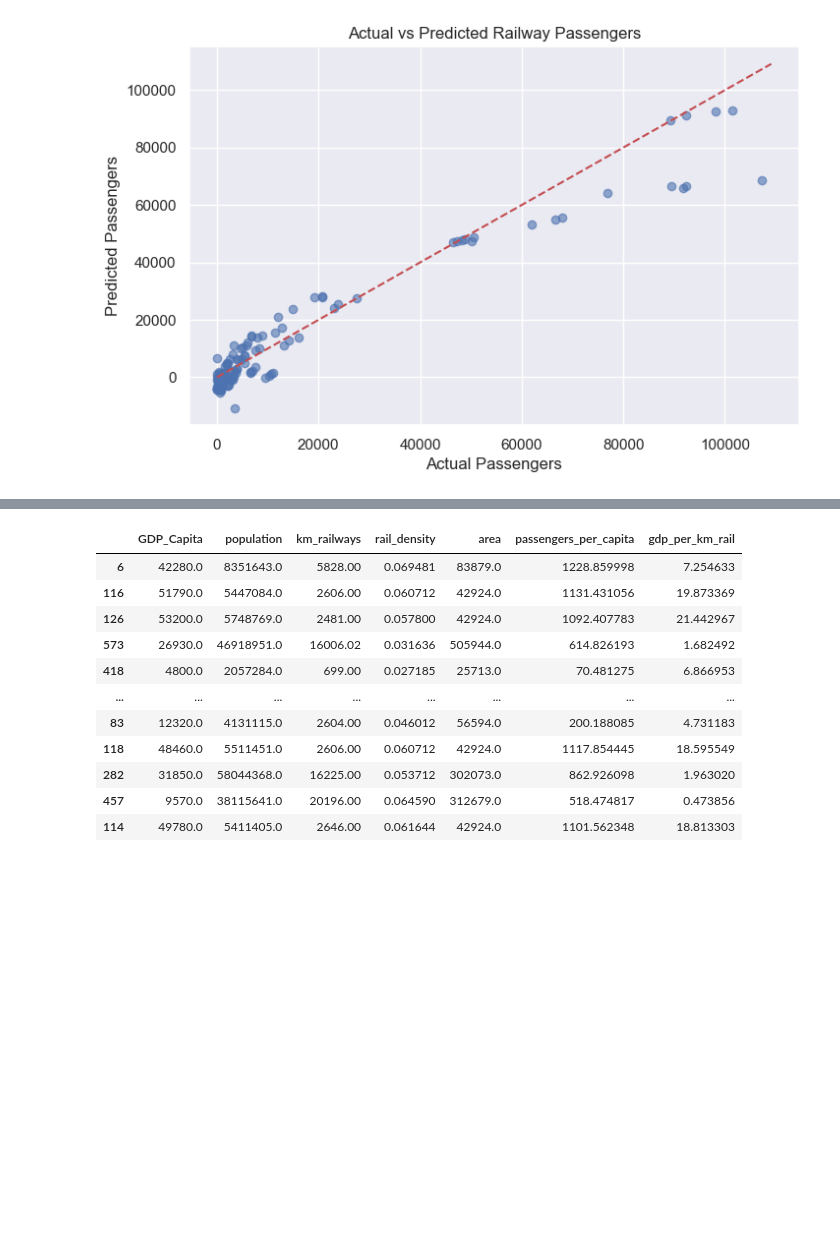
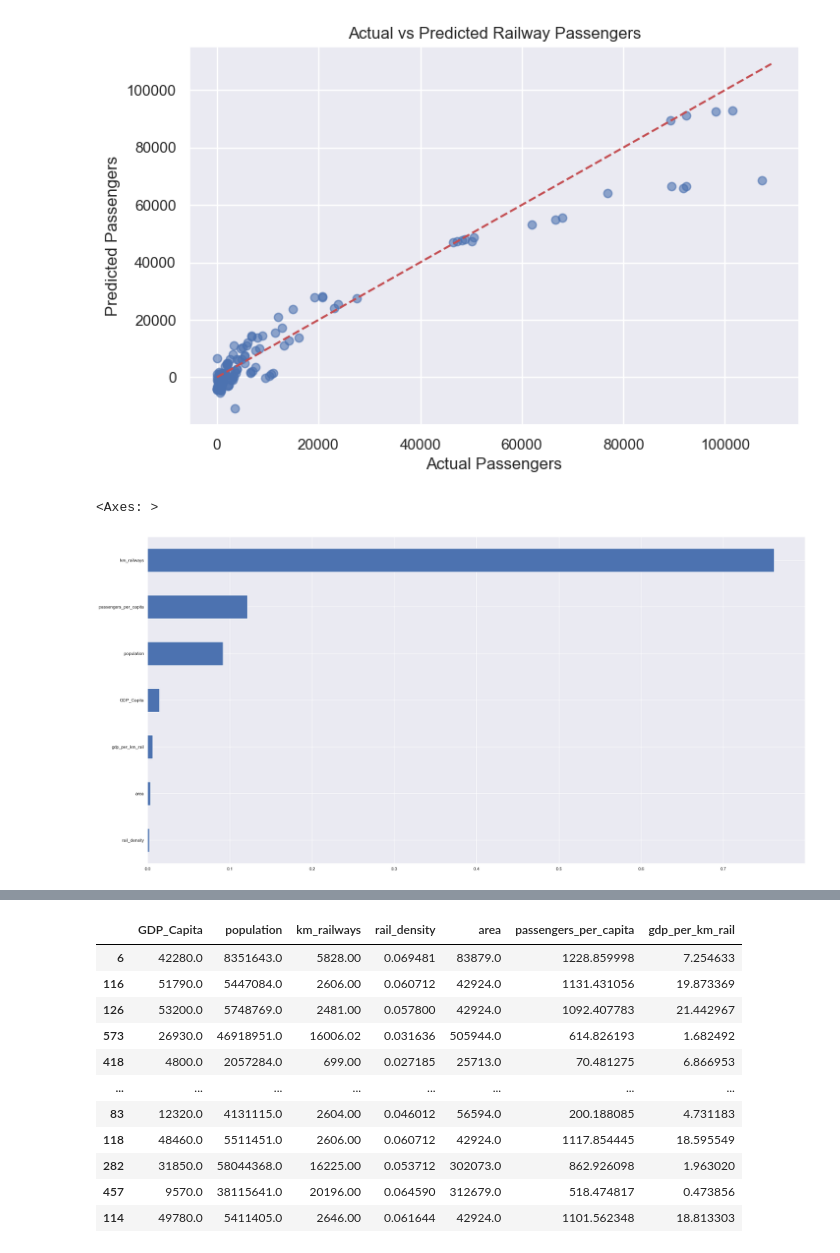
Before and after one commit to stelu-transferarbeit/train_analysis, a Jupyter notebook: TransferArbeit.ipynb, the cells around one changed output, grey strips where cells are left out. Saved outputs shown, nothing was run; the diff lists cells and outputs as text; code cells hidden in the pictures; blank space fills up the shorter version.

Commit message:
Random Forest

```diff
--- a/TransferArbeit.ipynb
+++ b/TransferArbeit.ipynb
@@ -1224,6 +1224,17 @@ MAE  : 4272.83
 RMSE : 6902.52
 R²   : 0.929
 [figure]
+# %%
+from sklearn.ensemble import RandomForestRegressor
+
+
+rf = RandomForestRegressor(n_estimators=100, random_state=42)
+rf.fit(X_train, y_train)
+importances = pd.Series(rf.feature_importances_, index=features).sort_values()
+importances.plot(kind='barh')
+# %% [output]
+<Axes: >
+[figure, added]
 # %%
 df_model.describe()
 # %% [output]
```
Also changed, not shown: parts of 2 cells of this notebook.
